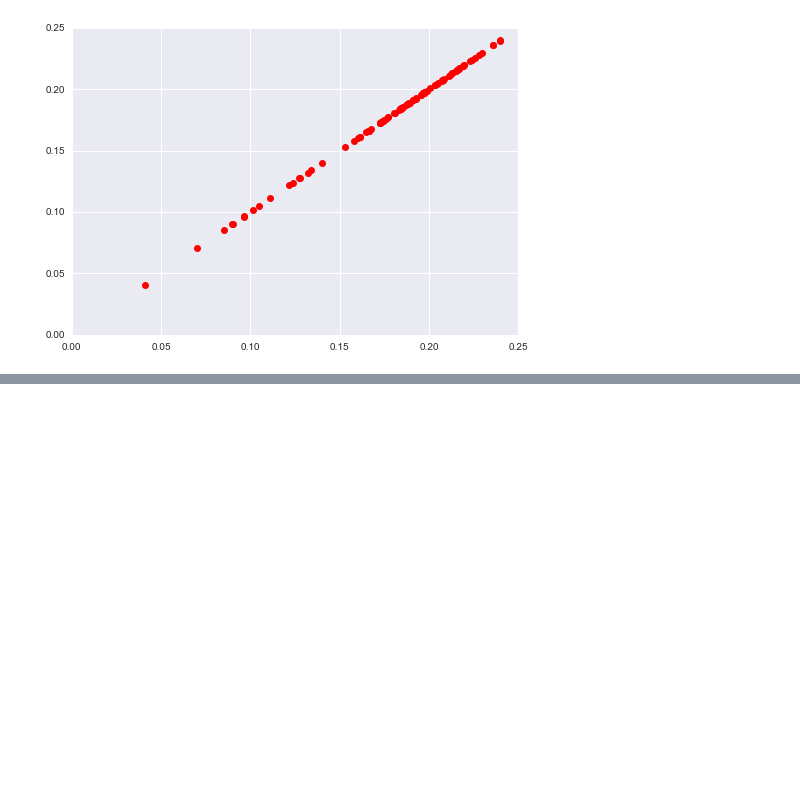
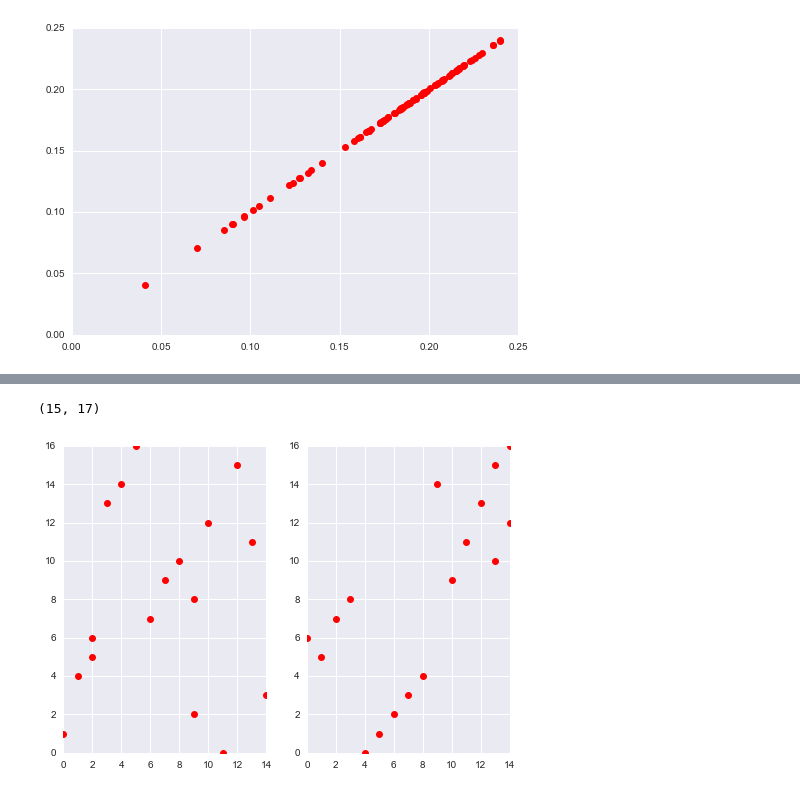
Before and after one commit to ryneches/SuchTree, a Jupyter notebook: data/gopher-louse/Gopher-Louse.ipynb, the cells around one changed output, grey strips where cells are left out. Drawn from its saved outputs; the diff is of its cells as text; code cells hidden in the pictures; blank space fills up the shorter version.

```diff
--- a/data/gopher-louse/Gopher-Louse.ipynb
+++ b/data/gopher-louse/Gopher-Louse.ipynb
@@ -186,0 +240,15 @@ TT = SuchTree( 'gopher.tree' )
+# %%
+ndarray( (SLT.subset_a_size, SLT.subset_b_size) ).shape
+# %% [output]
+(15, 17)
+# %%
+subplot(1,2,1)
+for i in xrange( SLT.linkmatrix.shape[0] ) :
+    for j in xrange( SLT.linkmatrix.shape[1] ) :
+        if SLT.linkmatrix[i,j] : plot( [i], [j], 'ro' )
+subplot(1,2,2)
+for i in xrange( SLT.linkmatrix.shape[0] ) :
+    for j in xrange( SLT.linkmatrix.shape[1] ) :
+        if bool( links.values[i,j] ) : plot( [i], [j], 'ro' )
+# %% [output]
+[figure, added]
```
Also changed, not shown: parts of 16 cells of this notebook, 1 other file.
